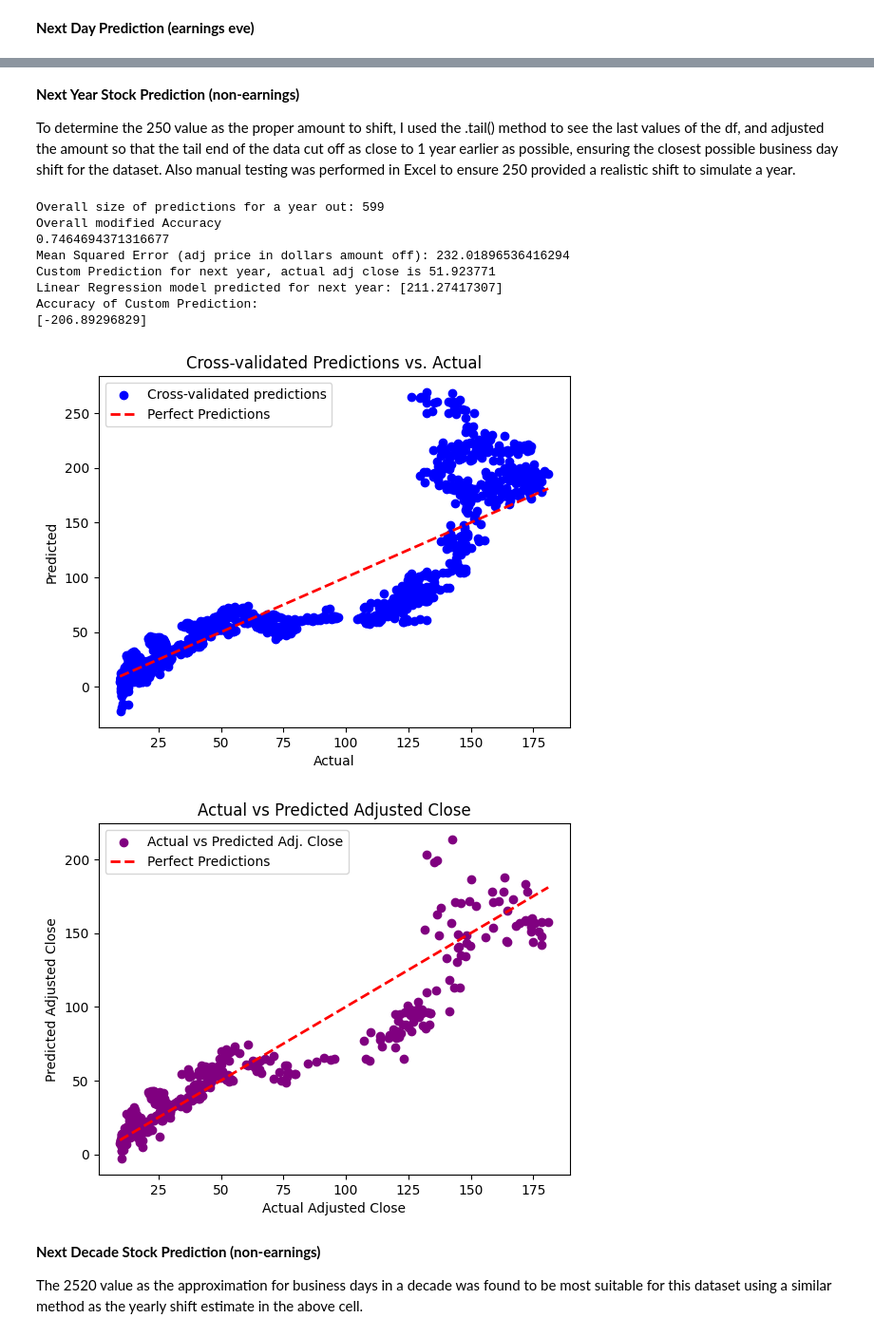
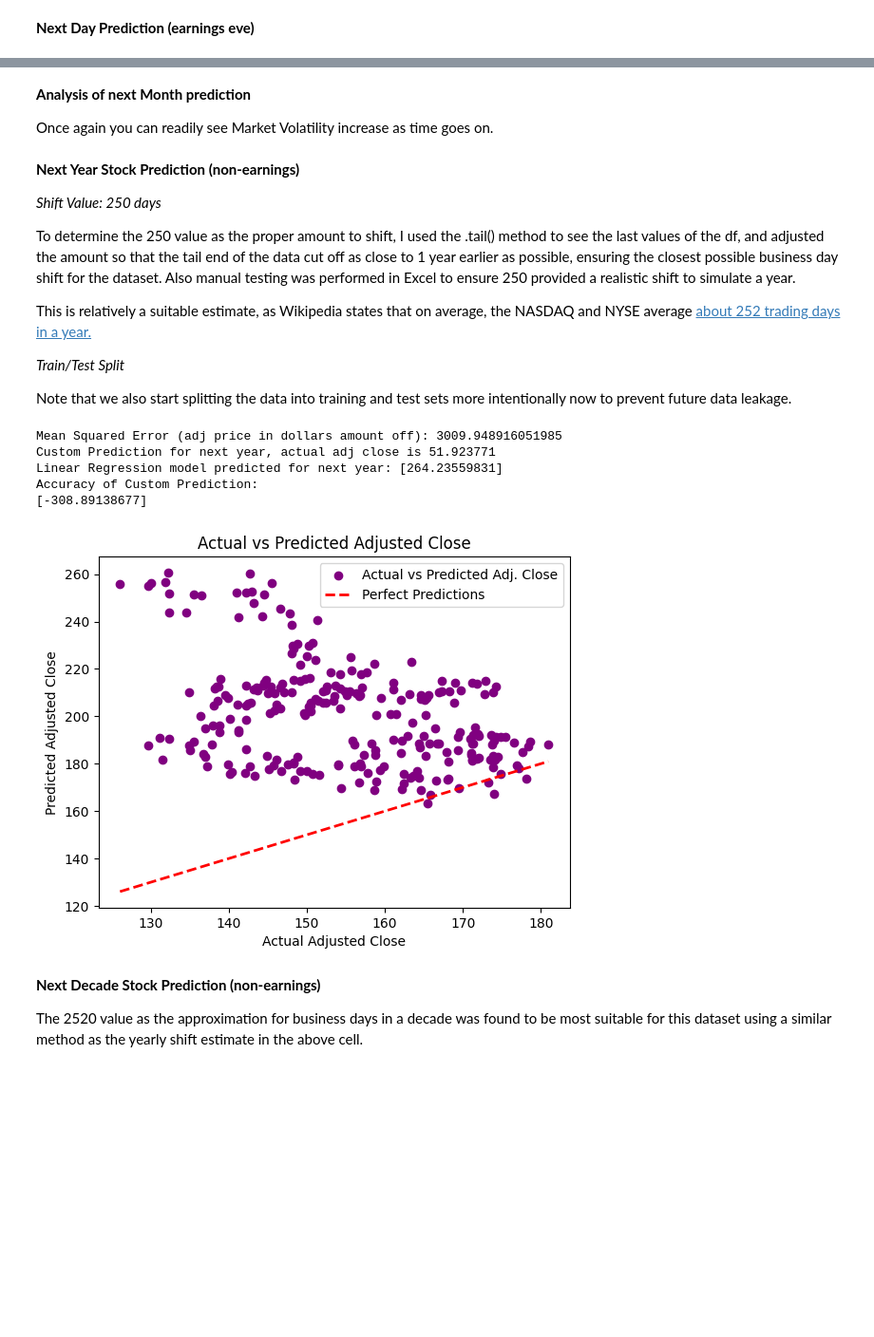
Before and after one commit to EliMartian/aapl_stock, a Jupyter notebook: aapl_stock_research.ipynb, the cells around one changed output, grey strips where cells are left out. Shown at 95% size. Saved outputs shown, nothing was run; the diff lists cells and outputs as text; code cells hidden in the pictures; blank space fills up the shorter version.

Commit message:
finished lr and commenting

```diff
--- a/aapl_stock_research.ipynb
+++ b/aapl_stock_research.ipynb
@@ -435,7 +416,19 @@ Accuracy of Custom Prediction:
+# %% [markdown]
+**Analysis of next Month prediction**
+
+Once again you can readily see Market Volatility increase as time goes on.
 # %% [markdown]
 **Next Year Stock Prediction (non-earnings)**
 
+*Shift Value: 250 days*
+
 To determine the 250 value as the proper amount to shift, I used the .tail() method to see the last values of the df, and adjusted the amount so that the tail end of the data cut off as close to 1 year earlier as possible, ensuring the closest possible business day shift for the dataset. Also manual testing was performed in Excel to ensure 250 provided a realistic shift to simulate a year.
+
+This is relatively a suitable estimate, as Wikipedia states that on average, the NASDAQ and NYSE average [about 252 trading days in a year. ](https://)
+
+*Train/Test Split*
+
+Note that we also start splitting the data into training and test sets more intentionally now to prevent future data leakage.
 # %%
 # Reset the df back to pre-shift to prepare for the monthly shift
 df_aapl = pd.read_csv('AAPL.csv')
@@ -445,29 +438,30 @@ df_aapl = pd.read_csv('AAPL.csv')
 df_aapl['Target Adj Close'] = df_aapl['Adj Close'].shift(-250)
 
 # Drop the last row to handle NaN values created by the shift
-df_aapl = df_aapl.dropna()
+df_aapl_non = df_aapl.dropna()
 
-# Only keep the  non-earnings rows (ie where Earnings != 1)
-df_aapl_non = df_aapl[df_aapl['Earnings'] != 1]
+# Split the data into training and testing sets, giving us the date range for testing
+# where start_date starts the training data, and end_date ends the training data
+start_date = '2020-12-31'
+end_date = '2021-12-31'
 
-# Separate the features (X) and target variable (y) which is the target adjusted close
-# see report / text comments for further explanation
-y_aapl = df_aapl_non['Target Adj Close']
+# Convert the date column to datetime format if needed
+df_aapl['Date'] = pd.to_datetime(df_aapl['Date'])
 
-# Note that we drop the expected EPS and acutal EPS since this is for a non-earnings day sequence, which means that EPS data is not relevant
-# since we are not considered earnings per share (EPS) estimates
-X_aapl = df_aapl_non.drop(['Adj Close', 'Target Adj Close', 'Date', 'Estimated EPS', 'Actual EPS'], axis=1)
+# Create training and testing sets
+train_set = df_aapl[df_aapl['Date'] < start_date]
+test_set = df_aapl[(df_aapl['Date'] >= start_date) & (df_aapl['Date'] <= end_date)]
 
-# Split the data into training and testing sets
-X_train, X_test, y_train, y_test = train_test_split(X_aapl, y_aapl, test_size=0.2)
+# Separate features (X) and target variable (y) for training and testing
+y_train = train_set['Target Adj Close']
+X_train = train_set.drop(['Adj Close', 'Target Adj Close', 'Date', 'Estimated EPS', 'Actual EPS'], axis=1)
 
-# Create a StandardScaler
+y_test = test_set['Target Adj Close']
+X_test = test_set.drop(['Adj Close', 'Target Adj Close', 'Date', 'Estimated EPS', 'Actual EPS'], axis=1)
+
+# Create a StandardScaler and apply to train and test data
 scaler = StandardScaler()
-
-# Fit and transform the scaler on the training data
 X_train_scaled = scaler.fit_transform(X_train)
-
-# Transform the test data using the scaler
 X_test_scaled = scaler.transform(X_test)
 
 # Create a linear regression model
@@ -487,13 +481,9 @@ results_df = pd.DataFrame({'Predicted': predictions, 'Actual': y_test})
 # Zip the predictions and test values together for ease
 results_tuples = list(zip(predictions, y_test))
 
-print(f"Overall size of predictions for a year out: {len(results_df)}")
-
 # This accuracy represents how "off" the results are between our prediction for each row and the actual value
 # of the adjusted close (using abs val)
 Abs_accuracy = (1 - np.abs(1 - results_df['Predicted'] / results_df['Actual']))
-print("Overall modified Accuracy")
-print(np.mean(Abs_accuracy))
 
 # Evaluate the performance of the regression model
 mse = mean_squared_error(y_test, predictions)
@@ -509,50 +499,37 @@ custom_values = np.array([[181.27,183.89,180.97,183.79,54274900,0]])
 actual_adj_value = 51.923771
 
 # Scale the custom input values using a standard scaker
 custom_values_scaled = scaler.transform(custom_values)
 
 # Make predictions with the linear regression model
 # for our custom values (test example 2018-08-21 predicting 2019-08-21)
 custom_predictions = linear_regression_model.predict(custom_values_scaled)
 
 # Print the predictions
 print(f"Custom Prediction for next year, actual adj close is {actual_adj_value}")
 print(f"Linear Regression model predicted for next year: {custom_predictions}")
 
 print("Accuracy of Custom Prediction:")
 print((1 - np.abs(1 - custom_predictions / actual_adj_value)) * 100)
 
-# Plot the results of cross-validated predictions
-plt.scatter(y_aapl, predicted, color='blue', label='Cross-validated predictions')
-plt.plot([y_aapl.min(), y_aapl.max()], [y_aapl.min(), y_aapl.max()], linestyle='--', color='red', linewidth=2, label='Perfect Predictions')
-plt.xlabel('Actual')
-plt.ylabel('Predicted')
-plt.title('Cross-validated Predictions vs. Actual')
-plt.legend()
-plt.show()
-
 # Plot the actual difference between the predicted and actual adjusted close
 plt.scatter(results_df['Actual'], results_df['Predicted'], color='purple', label='Actual vs Predicted Adj. Close')
 
 # Plot a diagonal line representing perfect predictions
 plt.plot([results_df['Actual'].min(), results_df['Actual'].max()], [results_df['Actual'].min(), results_df['Actual'].max()], linestyle='--', color='red', linewidth=2, label='Perfect Predictions')
 
 plt.xlabel('Actual Adjusted Close')
 plt.ylabel('Predicted Adjusted Close')
 plt.title('Actual vs Predicted Adjusted Close')
 plt.legend()
 plt.show()
 # %% [output]
-Overall size of predictions for a year out: 599
-Overall modified Accuracy
-0.7464694371316677
-Mean Squared Error (adj price in dollars amount off): 232.01896536416294
+Mean Squared Error (adj price in dollars amount off): 3009.948916051985
 Custom Prediction for next year, actual adj close is 51.923771
-Linear Regression model predicted for next year: [211.27417307]
+Linear Regression model predicted for next year: [264.23559831]
 Accuracy of Custom Prediction:
-[-206.89296829]
+[-308.89138677]
-[figure, old version]
+[figure, new version]
-[figure, removed]
 # %% [markdown]
 **Next Decade Stock Prediction (non-earnings)**
 
```
Also changed, not shown: parts of 21 cells of this notebook, 1 other file.
